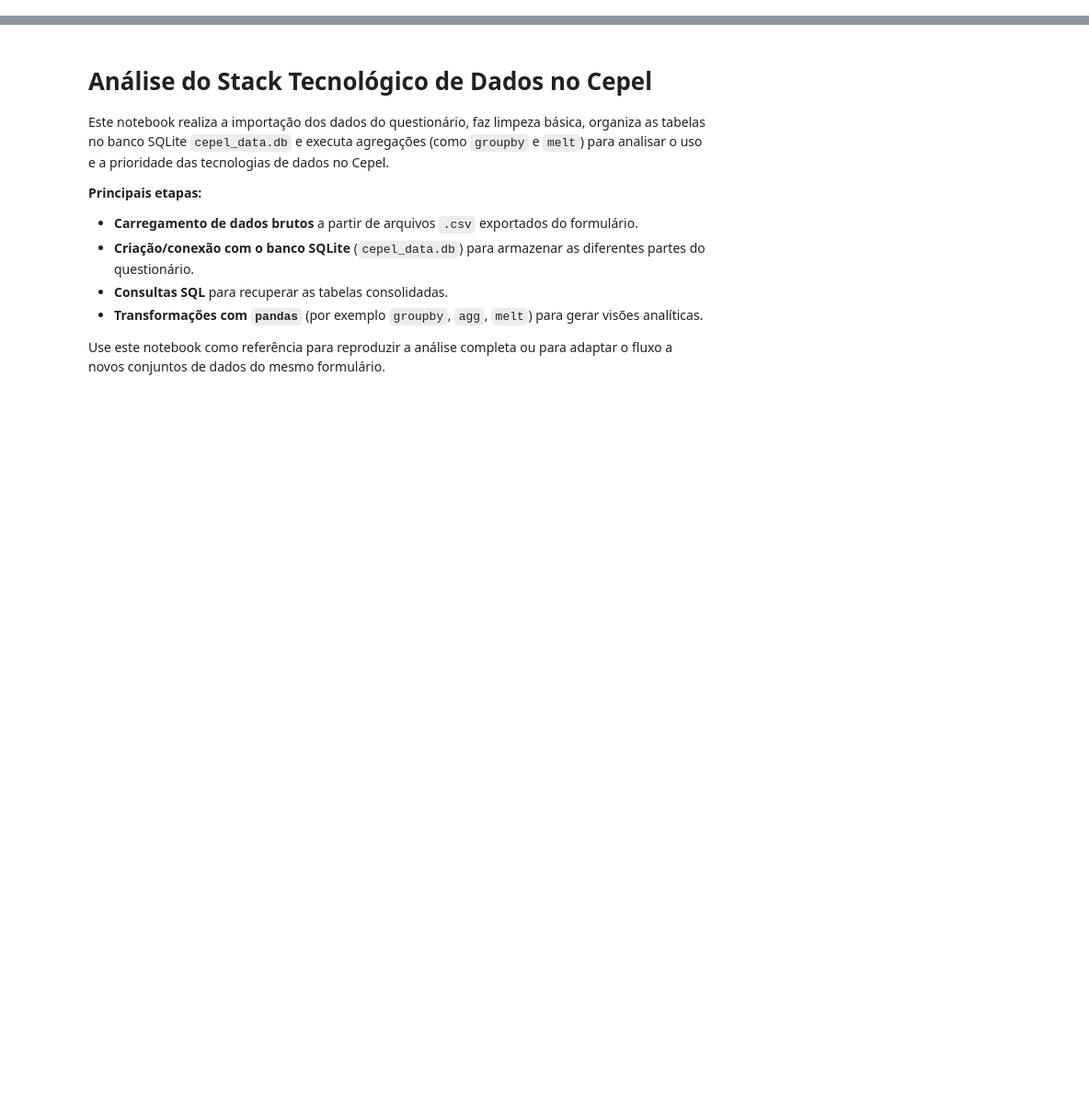
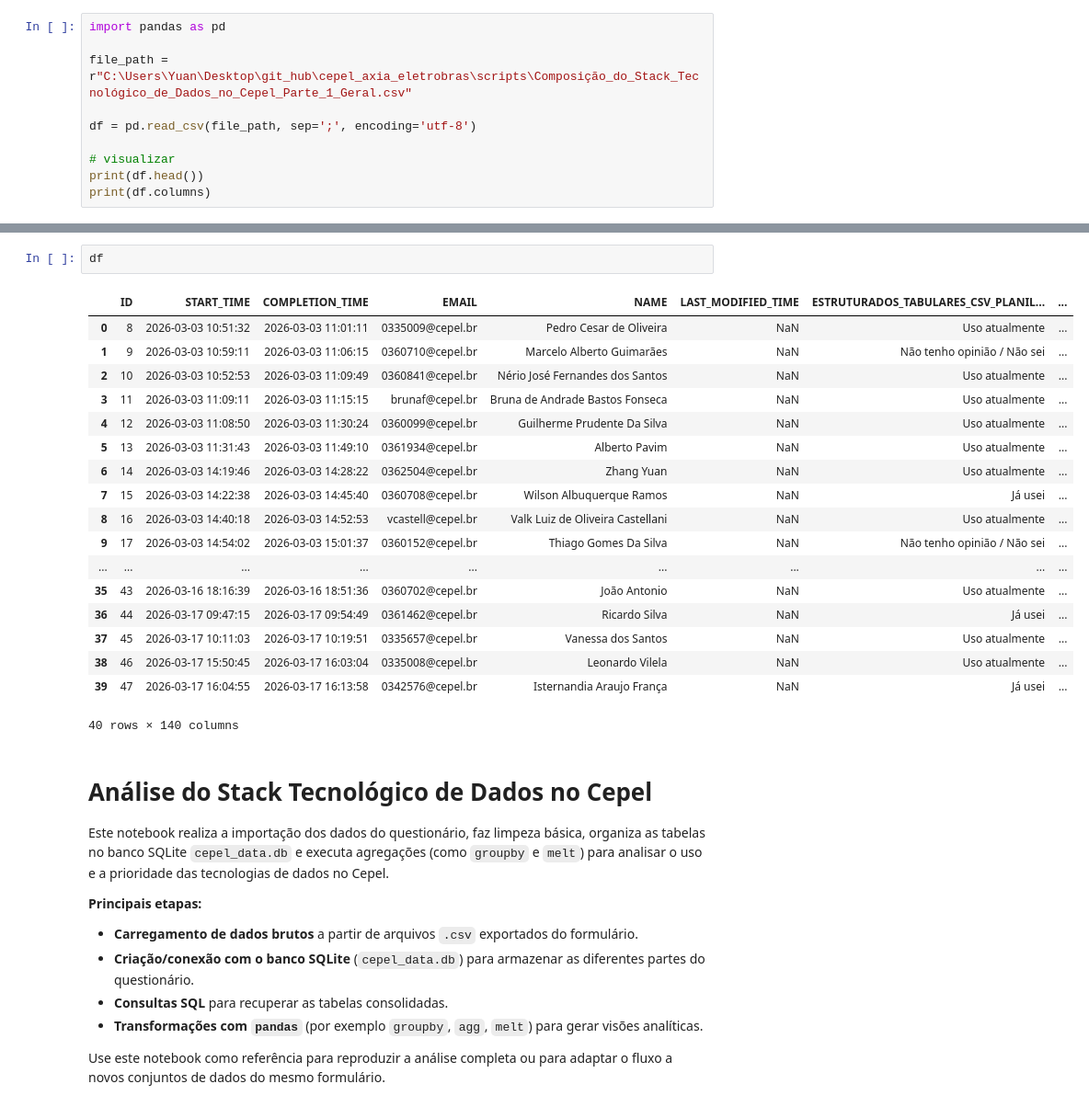
Before and after one commit to zng489/cepel_axia_eletrobras, a Jupyter notebook: scripts/script.ipynb, the cells around one changed output, grey strips where cells are left out. Shown at 92% size. Cells and saved outputs as stored; diff of their text form; blank space fills up the shorter version.

```diff
--- a/scripts/script.ipynb
+++ b/scripts/script.ipynb
@@ -0,0 +1,10 @@
+# %%
+import pandas as pd
+
+file_path = r"C:\Users\Yuan\Desktop\git_hub\cepel_axia_eletrobras\scripts\Composição_do_Stack_Tecnológico_de_Dados_no_Cepel_Parte_1_Geral.csv"
+
+df = pd.read_csv(file_path, sep=';', encoding='utf-8')
+
+# visualizar
+print(df.head())
+print(df.columns)
@@ -1,3 +29,24 @@
+# %%
+df
+# %% [output]
+|  | ID | START_TIME | COMPLETION_TIME | EMAIL | NAME | LAST_MODIFIED_TIME | ESTRUTURADOS_TABULARES_CSV_PLANIL... | ... |
+| 0 | 8 | 2026-03-03 10:51:32 | 2026-03-03 11:01:11 | 0335009@cepel.br | Pedro Cesar de Oliveira | NaN | Uso atualmente | ... |
+| 1 | 9 | 2026-03-03 10:59:11 | 2026-03-03 11:06:15 | 0360710@cepel.br | Marcelo Alberto Guimarães | NaN | Não tenho opinião / Não sei | ... |
+| 2 | 10 | 2026-03-03 10:52:53 | 2026-03-03 11:09:49 | 0360841@cepel.br | Nério José Fernandes dos Santos | NaN | Uso atualmente | ... |
+| 3 | 11 | 2026-03-03 11:09:11 | 2026-03-03 11:15:15 | brunaf@cepel.br | Bruna de Andrade Bastos Fonseca | NaN | Uso atualmente | ... |
+| 4 | 12 | 2026-03-03 11:08:50 | 2026-03-03 11:30:24 | 0360099@cepel.br | Guilherme Prudente Da Silva | NaN | Uso atualmente | ... |
+| 5 | 13 | 2026-03-03 11:31:43 | 2026-03-03 11:49:10 | 0361934@cepel.br | Alberto Pavim | NaN | Uso atualmente | ... |
+| 6 | 14 | 2026-03-03 14:19:46 | 2026-03-03 14:28:22 | 0362504@cepel.br | Zhang Yuan | NaN | Uso atualmente | ... |
+| 7 | 15 | 2026-03-03 14:22:38 | 2026-03-03 14:45:40 | 0360708@cepel.br | Wilson Albuquerque Ramos | NaN | Já usei | ... |
+| 8 | 16 | 2026-03-03 14:40:18 | 2026-03-03 14:52:53 | vcastell@cepel.br | Valk Luiz de Oliveira Castellani | NaN | Uso atualmente | ... |
+| 9 | 17 | 2026-03-03 14:54:02 | 2026-03-03 15:01:37 | 0360152@cepel.br | Thiago Gomes Da Silva | NaN | Não tenho opinião / Não sei | ... |
+| ... | ... | ... | ... | ... | ... | ... | ... | ... |
+| 35 | 43 | 2026-03-16 18:16:39 | 2026-03-16 18:51:36 | 0360702@cepel.br | João Antonio | NaN | Uso atualmente | ... |
+| 36 | 44 | 2026-03-17 09:47:15 | 2026-03-17 09:54:49 | 0361462@cepel.br | Ricardo Silva | NaN | Já usei | ... |
+| 37 | 45 | 2026-03-17 10:11:03 | 2026-03-17 10:19:51 | 0335657@cepel.br | Vanessa dos Santos | NaN | Uso atualmente | ... |
+| 38 | 46 | 2026-03-17 15:50:45 | 2026-03-17 16:03:04 | 0335008@cepel.br | Leonardo Vilela | NaN | Uso atualmente | ... |
+| 39 | 47 | 2026-03-17 16:04:55 | 2026-03-17 16:13:58 | 0342576@cepel.br | Isternandia Araujo França | NaN | Já usei | ... |
+40 rows × 140 columns
 # %% [markdown]
 # Análise do Stack Tecnológico de Dados no Cepel
 
```
Also changed, not shown: parts of 1 cell of this notebook, 30 other files.
